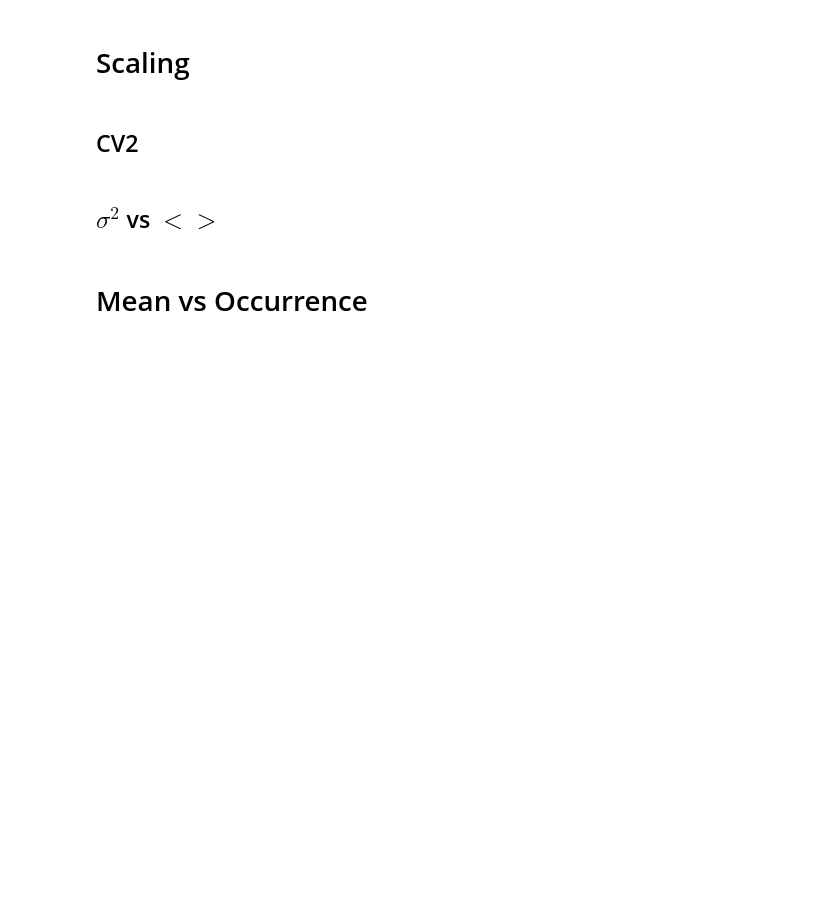
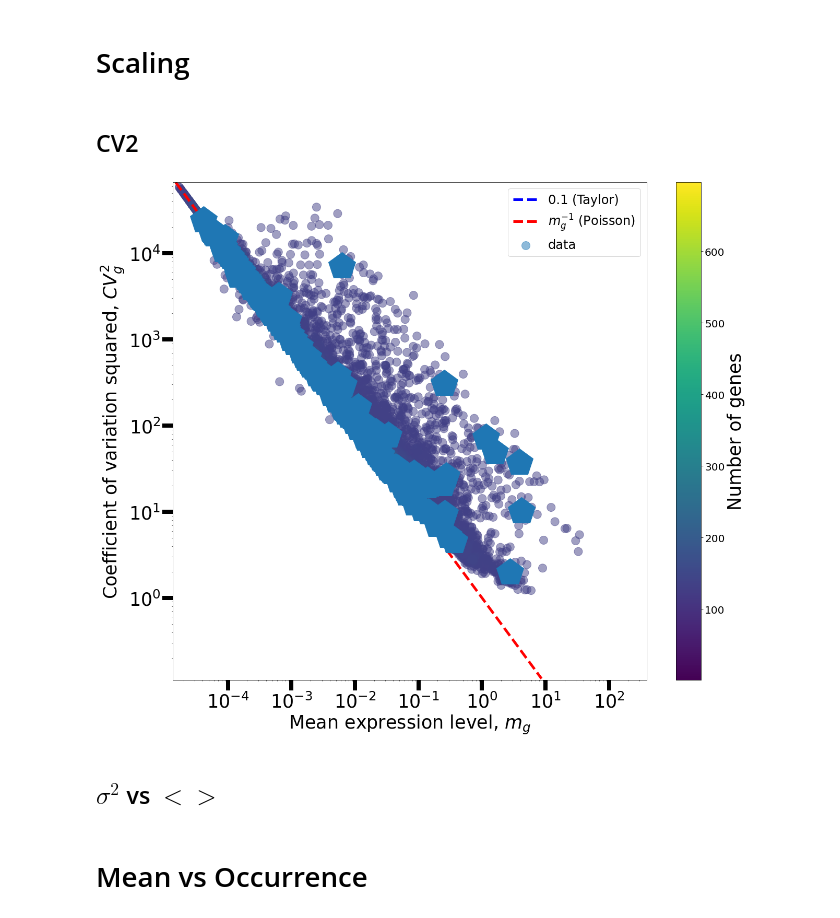
Before and after one commit to fvalle1/phd, a Jupyter notebook: mouse_Atlas/Mouse_exploration.ipynb, the cells around one changed output. Saved outputs shown, nothing was run; the diff lists cells and outputs as text; code cells hidden in the pictures; blank space fills up the shorter version.

```diff
--- a/mouse_Atlas/Mouse_exploration.ipynb
+++ b/mouse_Atlas/Mouse_exploration.ipynb
@@ -20,7 +20,7 @@ from tacos_plot import scatterdense
 # %% [markdown]
 # Load Data
 # %%
-data_source ="gtex"
+data_source ="mca"
 files = os.listdir(data_source)
 from frontiers_analysis import load_all_data
 data = load_all_data(data_source)
@@ -297,8 +365,14 @@ ax.set_title("-Log(P-value)\n Tabula Muris vs Mouse Cell Atlas", fontsize=25)
 fig= ax.get_figure()
 fig.set_size_inches(18,15)
 fig.savefig("logp_regim1.pdf")
+# %%
+from frontiers_analysis import load_pickle
+mca_genes = load_pickle("mca/data_all.pkl")["freq"].index
 # %%
-list(map(print,pd.read_csv("FACS/Aorta-counts.csv", index_col=0).index[np.load("bad_genes_0.npy")]))
+bad_genes = pd.read_csv("FACS/Aorta-counts.csv", index_col=0).index[np.load("bad_genes_0.npy")]
+isin = np.isin(mca_genes,bad_genes)
+with open("bad_genes_common.csv", "w") as file:
+    list(map(lambda g: file.write(g+"\n"),mca_genes[isin]))
 # %% [markdown]
 # Fraction of trascriptome
 # %%
@@ -710,15 +784,19 @@ O = O.reindex_like(means)
 # %%
 fig, ax = plt.subplots(figsize=(18,15))
 ax.set_xlim(1e-3, 5e2)
 
 plotcv2mean(means.values.ravel(), var.values.ravel(), ax=ax, normalisation_str='counts', poisson_limit=10, alpha=0.5, s=255, colorbar=True)
+
+ax.plot(means[means.index.isin(bad_genes)], [v/m/m for (m,v) in zip(means[means.index.isin(bad_genes)], var.reindex_like(means[means.index.isin(bad_genes)]))], marker="p", ms=55, lw=0)
 
 ax.tick_params(labelsize=35, width=8, length=20)
 
 #ax.set_xlim(1e-4,5e1)
 plt.show()
 fig.savefig(f"cv2_mean_dense_{data_source}.pdf")
 fig.savefig(f"cv2_mean_dense_{data_source}.png", dpi=400)
+# %% [output]
+[figure, added]
 # %% [markdown]
 ## $\sigma^2$ vs $<>$
 # %%
```
Also changed, not shown: parts of 4 cells of this notebook, 12 other files.
